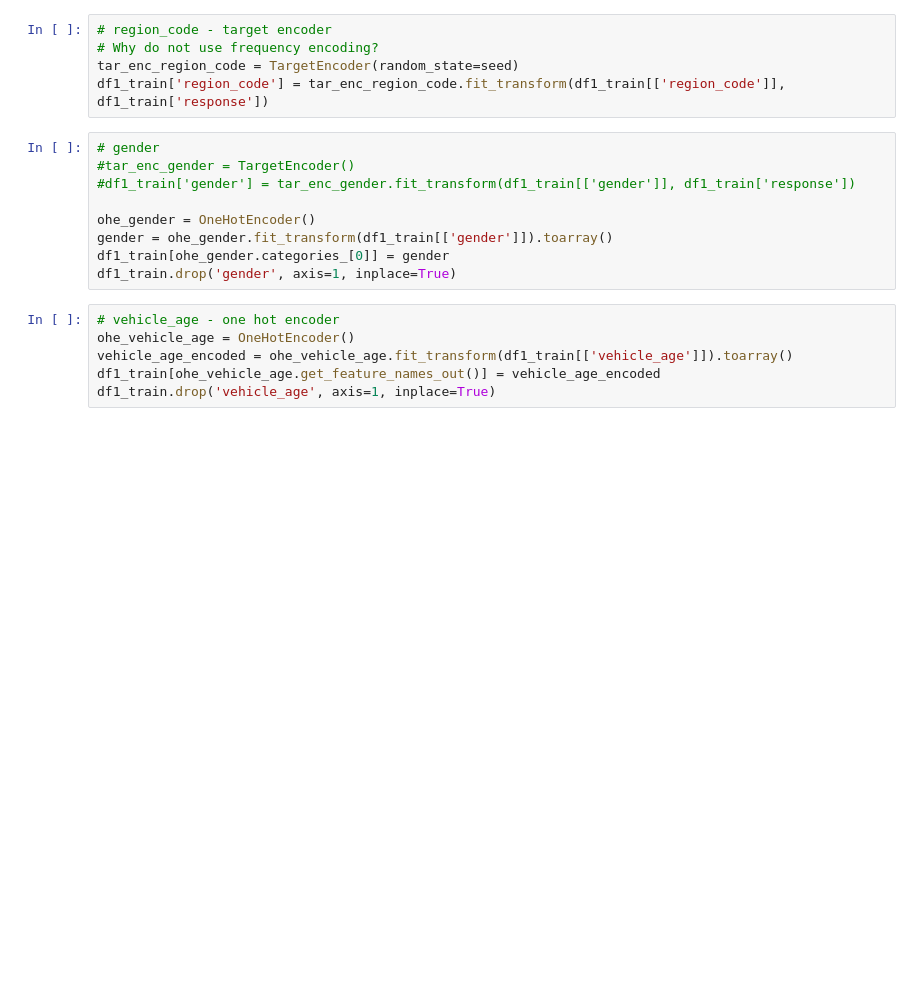
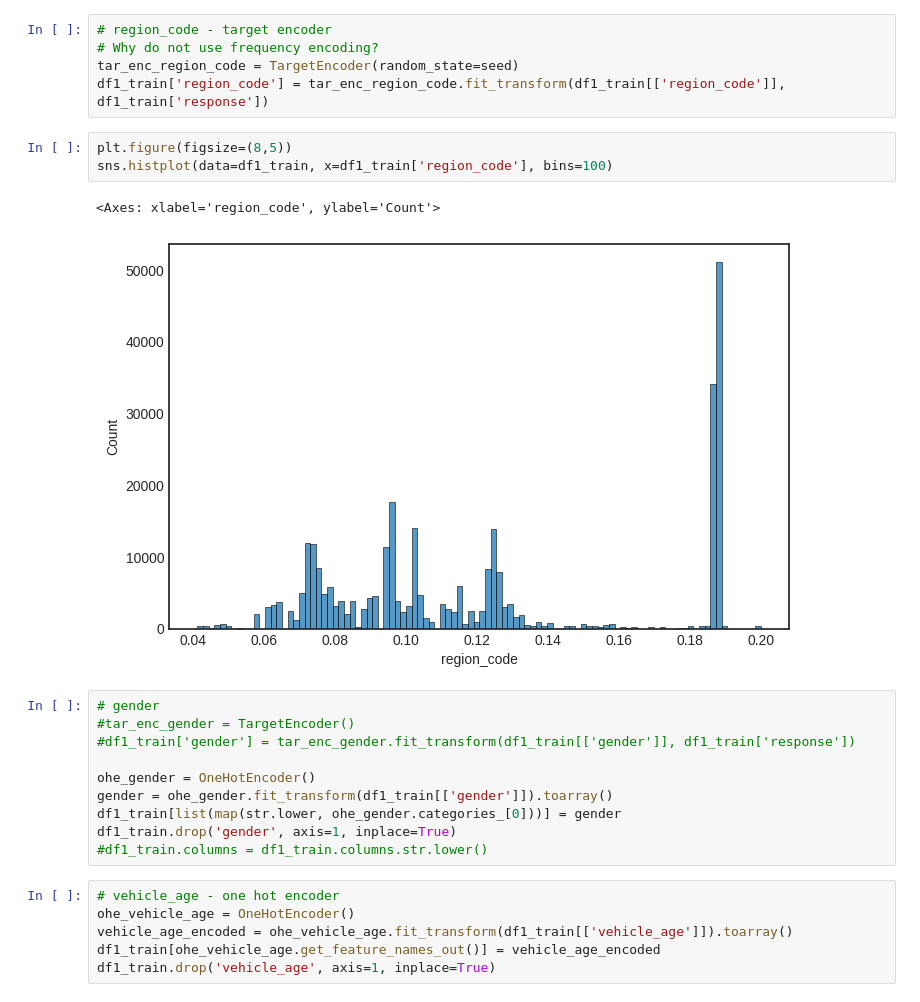
Before and after one commit to ezequielpf/health_insurance_cross_sell, a Jupyter notebook: notebooks/1.0.epf_health_insurance_cross_sell.ipynb, the cells around one changed output. Saved outputs shown, nothing was run; the diff lists cells and outputs as text; blank space fills up the shorter version.

```diff
--- a/notebooks/1.0.epf_health_insurance_cross_sell.ipynb
+++ b/notebooks/1.0.epf_health_insurance_cross_sell.ipynb
@@ -666,6 +666,12 @@ save_interim(df1_train, 'df2_train.csv')
 # Why do not use frequency encoding?
 tar_enc_region_code = TargetEncoder(random_state=seed)
 df1_train['region_code'] = tar_enc_region_code.fit_transform(df1_train[['region_code']], df1_train['response'])
+# %%
+plt.figure(figsize=(8,5))
+sns.histplot(data=df1_train, x=df1_train['region_code'], bins=100)
+# %% [output]
+<Axes: xlabel='region_code', ylabel='Count'>
+[figure, added]
 # %%
 # gender
 #tar_enc_gender = TargetEncoder()
@@ -673,8 +679,9 @@ df1_train['region_code'] = tar_enc_region_code.fit_transform(df1_train[['region_
 
 ohe_gender = OneHotEncoder()
 gender = ohe_gender.fit_transform(df1_train[['gender']]).toarray()
-df1_train[ohe_gender.categories_[0]] = gender
+df1_train[list(map(str.lower, ohe_gender.categories_[0]))] = gender
 df1_train.drop('gender', axis=1, inplace=True)
+#df1_train.columns = df1_train.columns.str.lower()
 # %%
 # vehicle_age - one hot encoder
 ohe_vehicle_age = OneHotEncoder()
```
Also changed, not shown: parts of 7 cells of this notebook.
